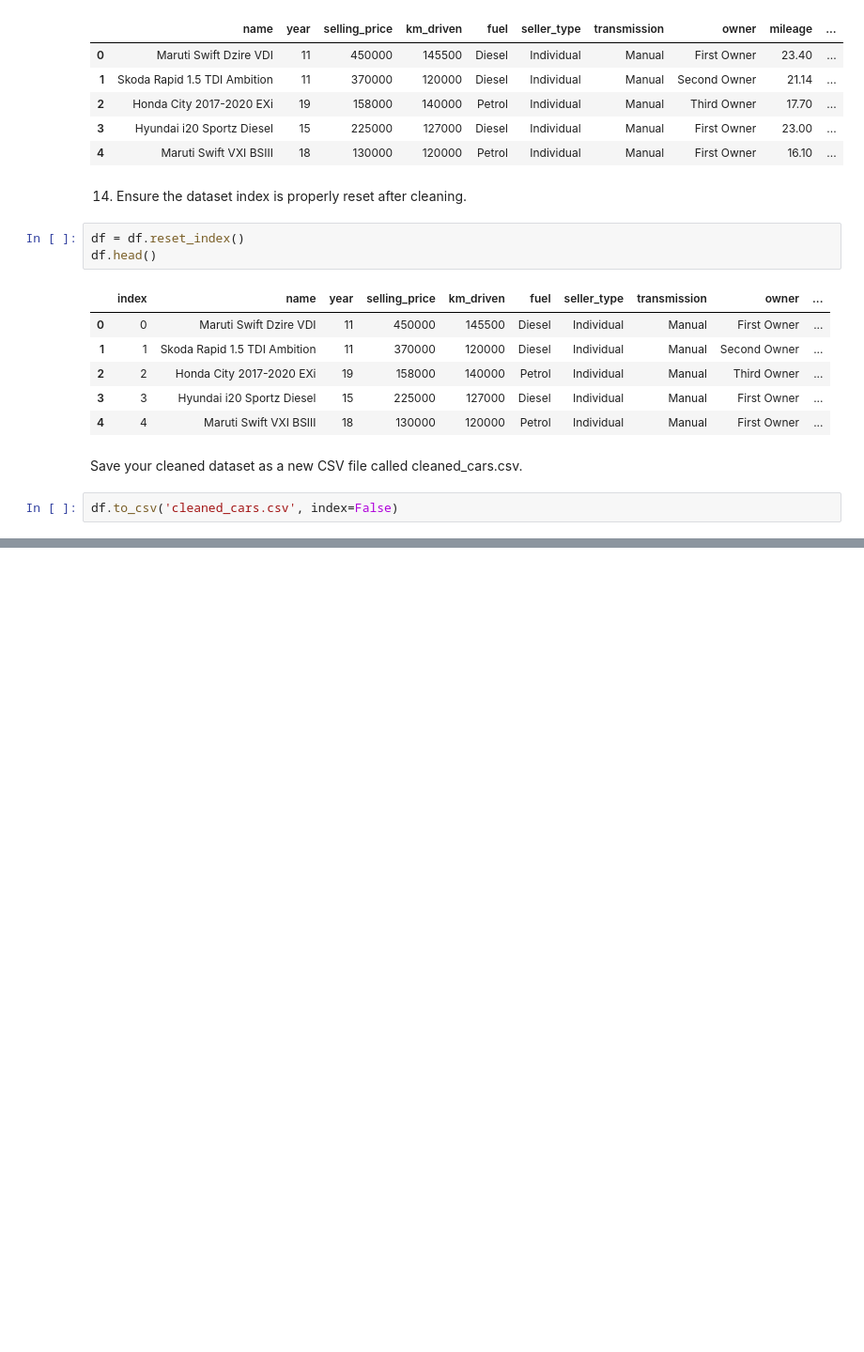
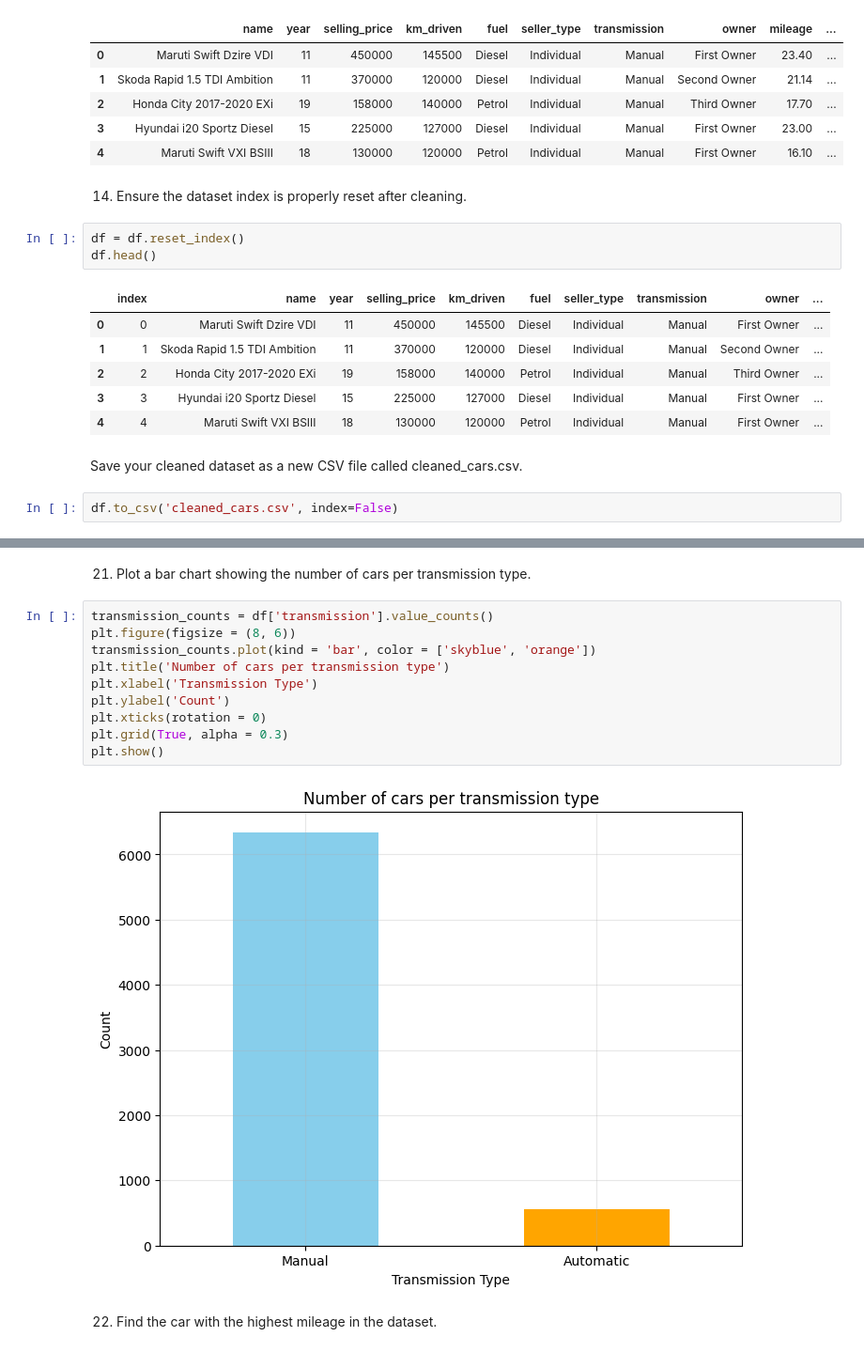
Before and after one commit to Cyrusz55/Car-Price-Prediction, a Jupyter notebook: Book1.ipynb, the cells around one changed output, grey strips where cells are left out. Shown at 94% size. Drawn from its saved outputs; the diff is of its cells as text; blank space fills up the shorter version.

```diff
--- a/Book1.ipynb
+++ b/Book1.ipynb
@@ -368,0 +448,16 @@ df.to_csv('cleaned_cars.csv', index=False)
+# %% [markdown]
+21. Plot a bar chart showing the number of cars per transmission type.
+# %%
+transmission_counts = df['transmission'].value_counts()
+plt.figure(figsize = (8, 6))
+transmission_counts.plot(kind = 'bar', color = ['skyblue', 'orange'])
+plt.title('Number of cars per transmission type')
+plt.xlabel('Transmission Type')
+plt.ylabel('Count')
+plt.xticks(rotation = 0)
+plt.grid(True, alpha = 0.3)
+plt.show()
+# %% [output]
+[figure, added]
+# %% [markdown]
+22. Find the car with the highest mileage in the dataset.
```
Also changed, not shown: parts of 20 cells of this notebook.
